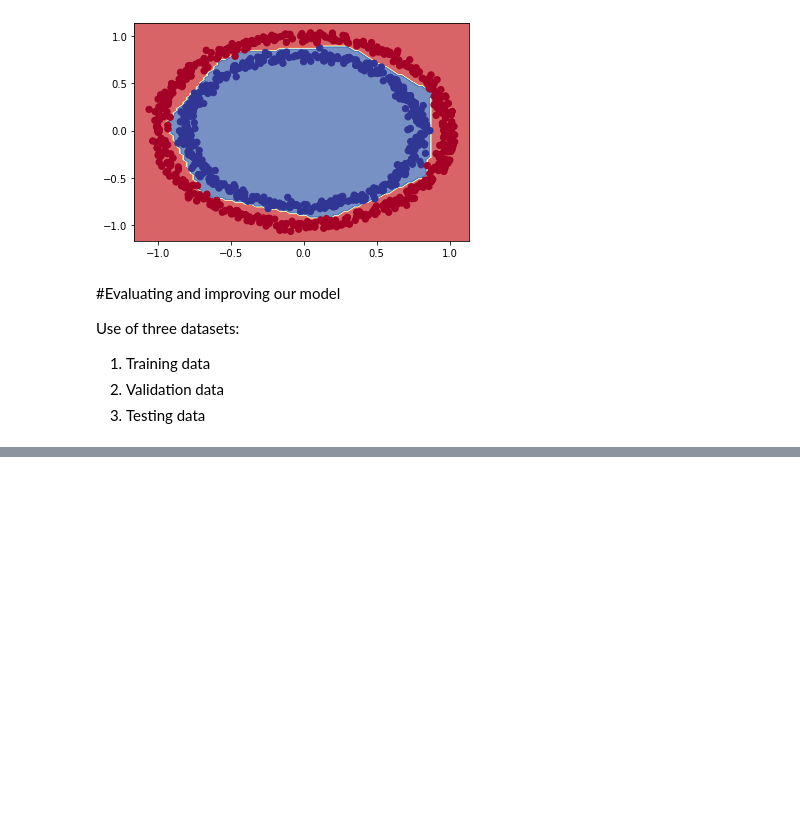
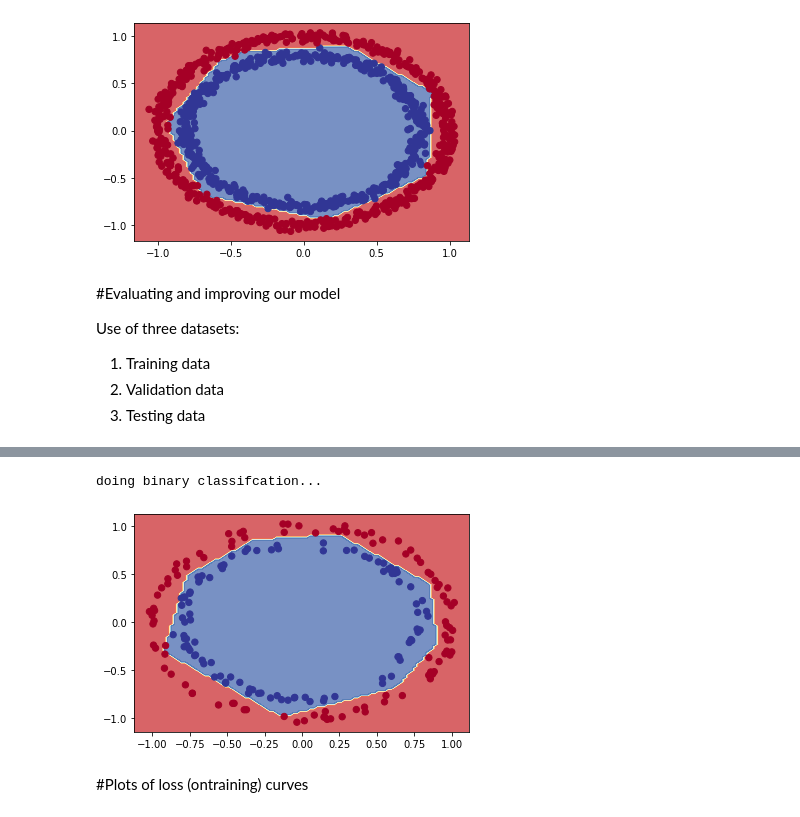
Before and after one commit to ShankarPoudel441/Tensorflow_colabs, a Jupyter notebook: 002_classification_learn_tensorflow.ipynb, the cells around one changed output, grey strips where cells are left out. Drawn from its saved outputs; the diff is of its cells as text; code cells hidden in the pictures; blank space fills up the shorter version.

```diff
--- a/002_classification_learn_tensorflow.ipynb
+++ b/002_classification_learn_tensorflow.ipynb
@@ -387,0 +437,8 @@ Use of three datasets:
+# %%
+#In testing data
+plot_decision_boundary(model_8,X_test,y_test)
+# %% [output]
+doing binary classifcation...
+[figure, added]
+# %% [markdown]
+#Plots of loss (ontraining) curves
```
Also changed, not shown: parts of 19 cells of this notebook.
